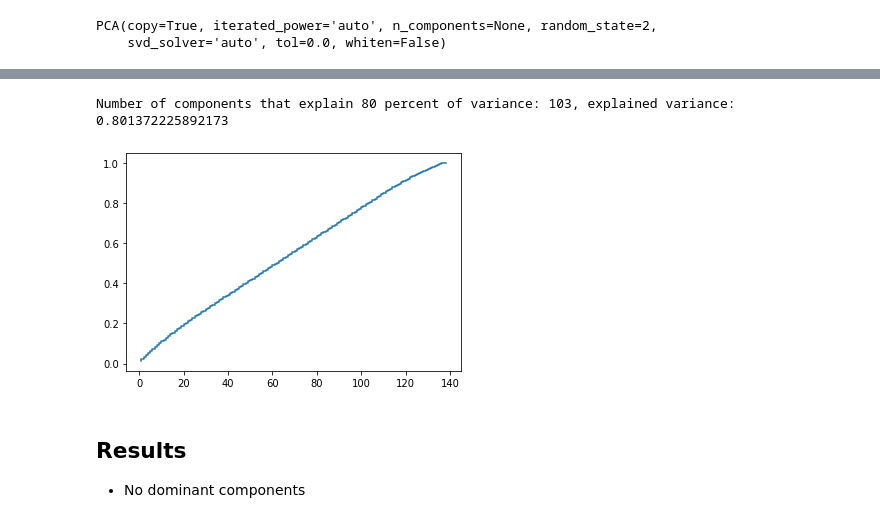
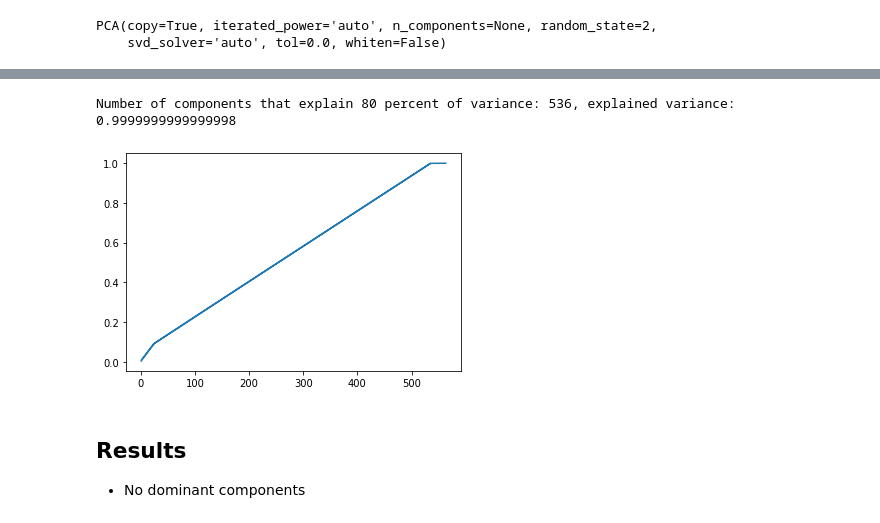
Before and after one commit to DimonLuk/abit_helper_model, a Jupyter notebook: notebooks/analyse_datasets.ipynb, the cells around one changed output, grey strips where cells are left out. Cells and saved outputs as stored; diff of their text form; code cells hidden in the pictures.

```diff
--- a/notebooks/analyse_datasets.ipynb
+++ b/notebooks/analyse_datasets.ipynb
@@ -86,13 +86,13 @@ X.shape[1]
 # %%
 pca.explained_variance_ratio_
 cumsum = np.cumsum(pca.explained_variance_ratio_)
-plt.step(range(1, 139), cumsum[0:138], label="cummulative explained variance")
-idx = np.abs(cumsum - 0.8).argmin()
+plt.step(range(1, 564), cumsum[0:563], label="cummulative explained variance")
+idx = np.abs(cumsum - 1).argmin()
 cumsum[idx]
 print(f"Number of components that explain 80 percent of variance: {idx}, explained variance: {cumsum[idx]}")
 # %% [output]
-Number of components that explain 80 percent of variance: 103, explained variance: 0.801372225892173
+Number of components that explain 80 percent of variance: 536, explained variance: 0.9999999999999998
-[figure, old version]
+[figure, new version]
 # %% [markdown]
 ## Results
  - No dominant components
```
Also changed, not shown: parts of 4 cells of this notebook, 4 other files.
